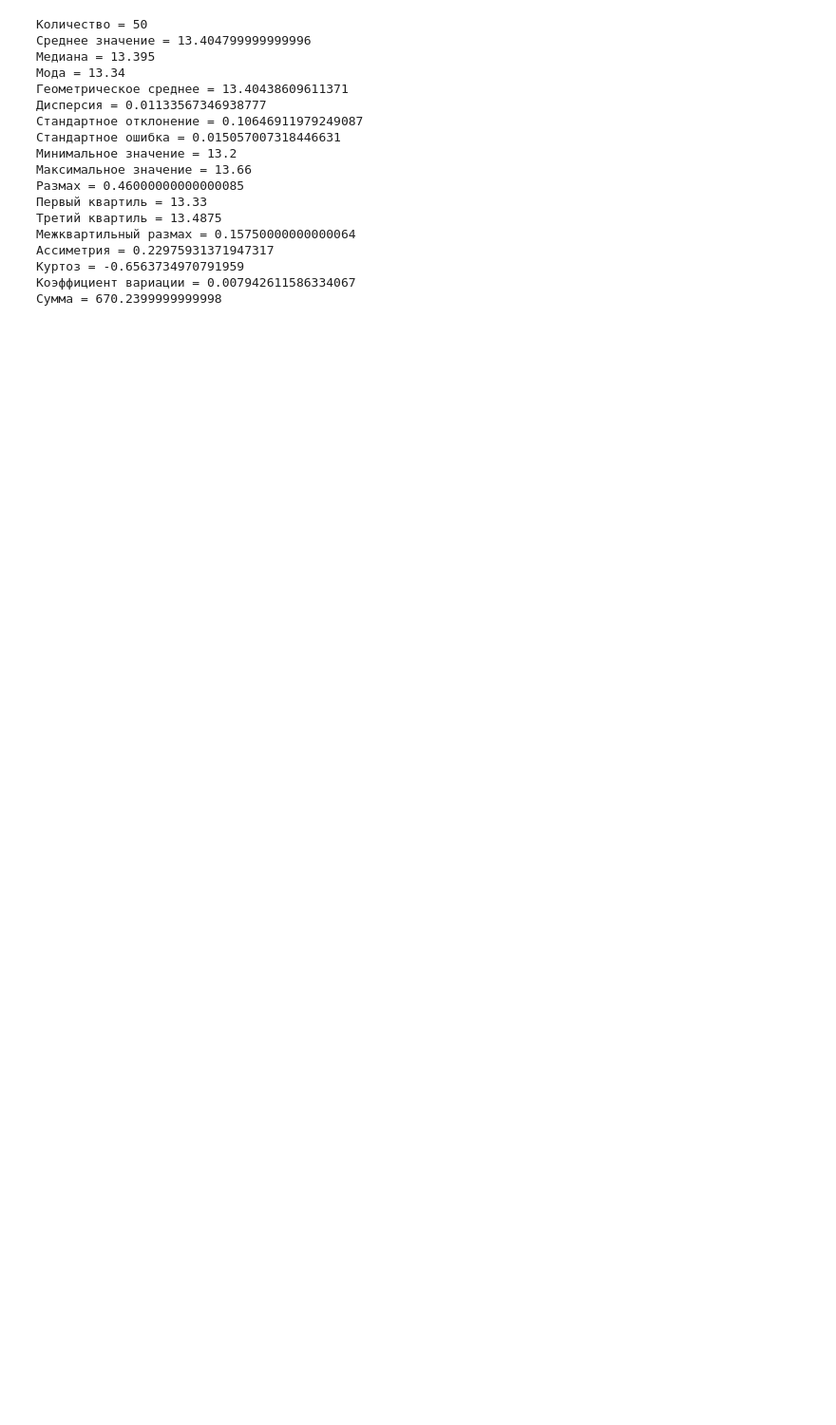
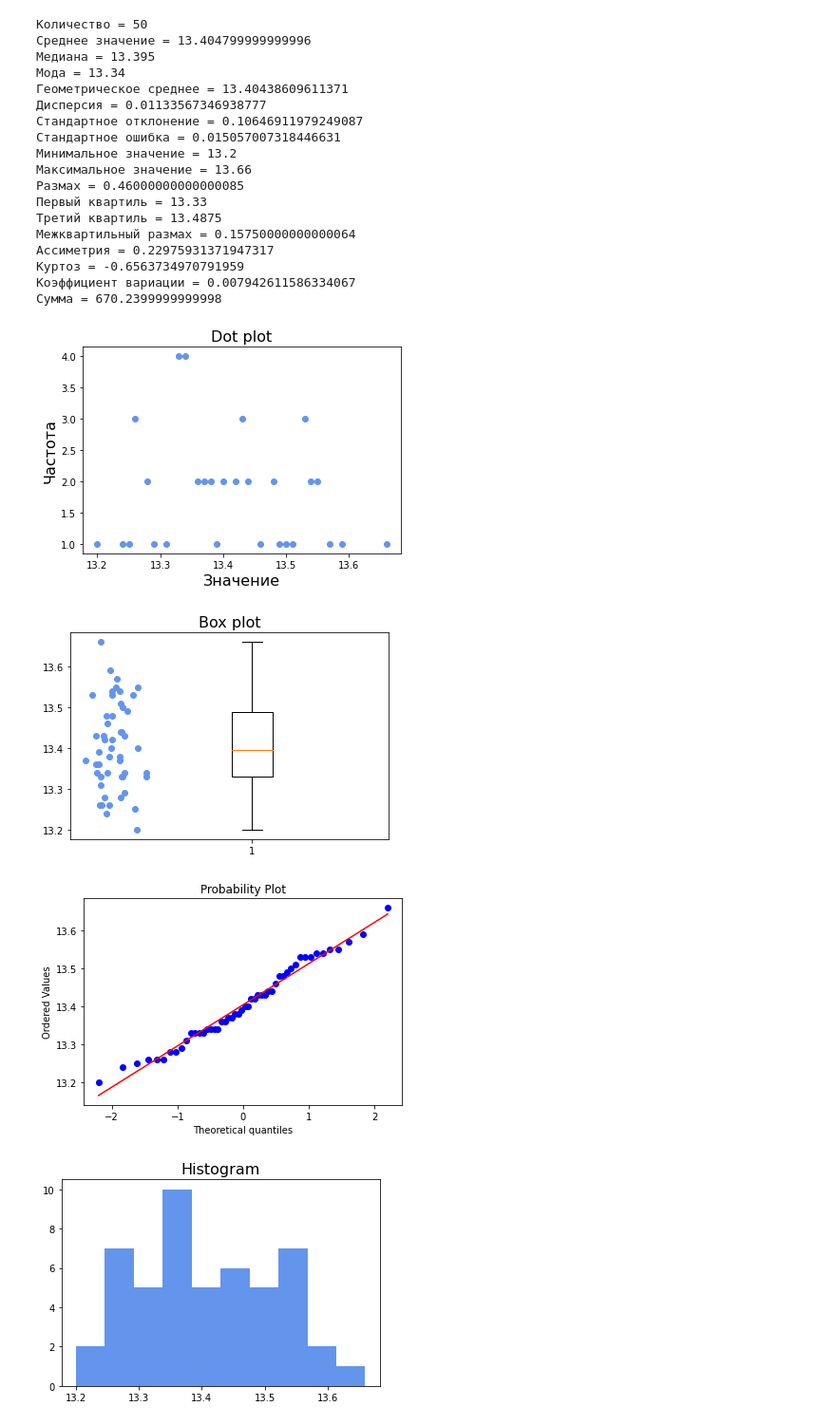
Before and after one commit to asmalcev/statistics, a Jupyter notebook: lab1/base.ipynb, the cells around one changed output. Shown: that part at 95% size. Drawn from its saved outputs; the diff is of its cells as text; code cells hidden in the pictures; blank space fills up the shorter version.

```diff
--- a/lab1/base.ipynb
+++ b/lab1/base.ipynb
@@ -133,3 +103,50 @@ histogram_fig.show()
 Куртоз = -0.6563734970791959
 Коэффициент вариации = 0.007942611586334067
 Сумма = 670.2399999999998
+# %%
+FONTSIZE = 16
+COLOR = 'cornflowerblue'
+
+# Dot plot
+plt.title('Dot plot', fontsize=FONTSIZE)
+plt.xlabel('Значение', fontsize=FONTSIZE)
+plt.ylabel('Частота', fontsize=FONTSIZE)
+
+plt.plot(
+	list(analysis['unique']),
+	[data.count(i) for i in analysis['unique']],
+	'o',
+	color=COLOR,
+)
+
+plt.show()
+
+
+# Box plot
+plt.title('Box plot', fontsize=FONTSIZE)
+
+plt.boxplot(data)
+norm_x_dist = np.random.normal(loc=0.5, scale=0.05, size=analysis['count'])
+for i in range(0, analysis['count']):
+	plt.scatter(norm_x_dist[i], data[i], color=COLOR)
+
+plt.show()
+
+
+# QQ plot
+stats.probplot(data, dist='norm', plot=plt)
+
+plt.show()
+
+
+# Histogram
+plt.title('Histogram', fontsize=FONTSIZE)
+
+plt.hist(data, color=COLOR)
+
+plt.show()
+# %% [output]
+[figure, added]
+[figure, added]
+[figure, added]
+[figure, added]
```
Also changed, not shown: parts of 3 cells of this notebook.
